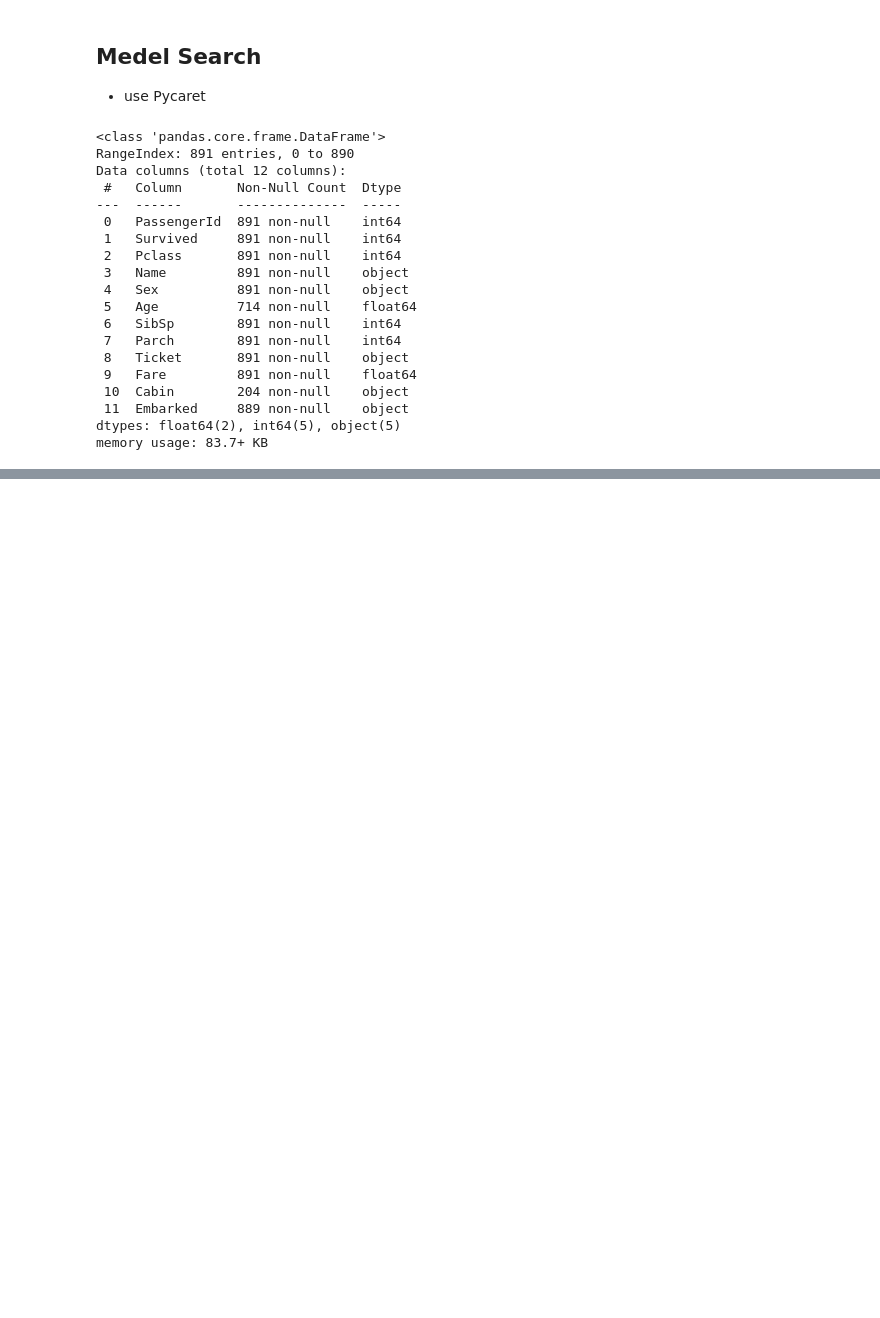
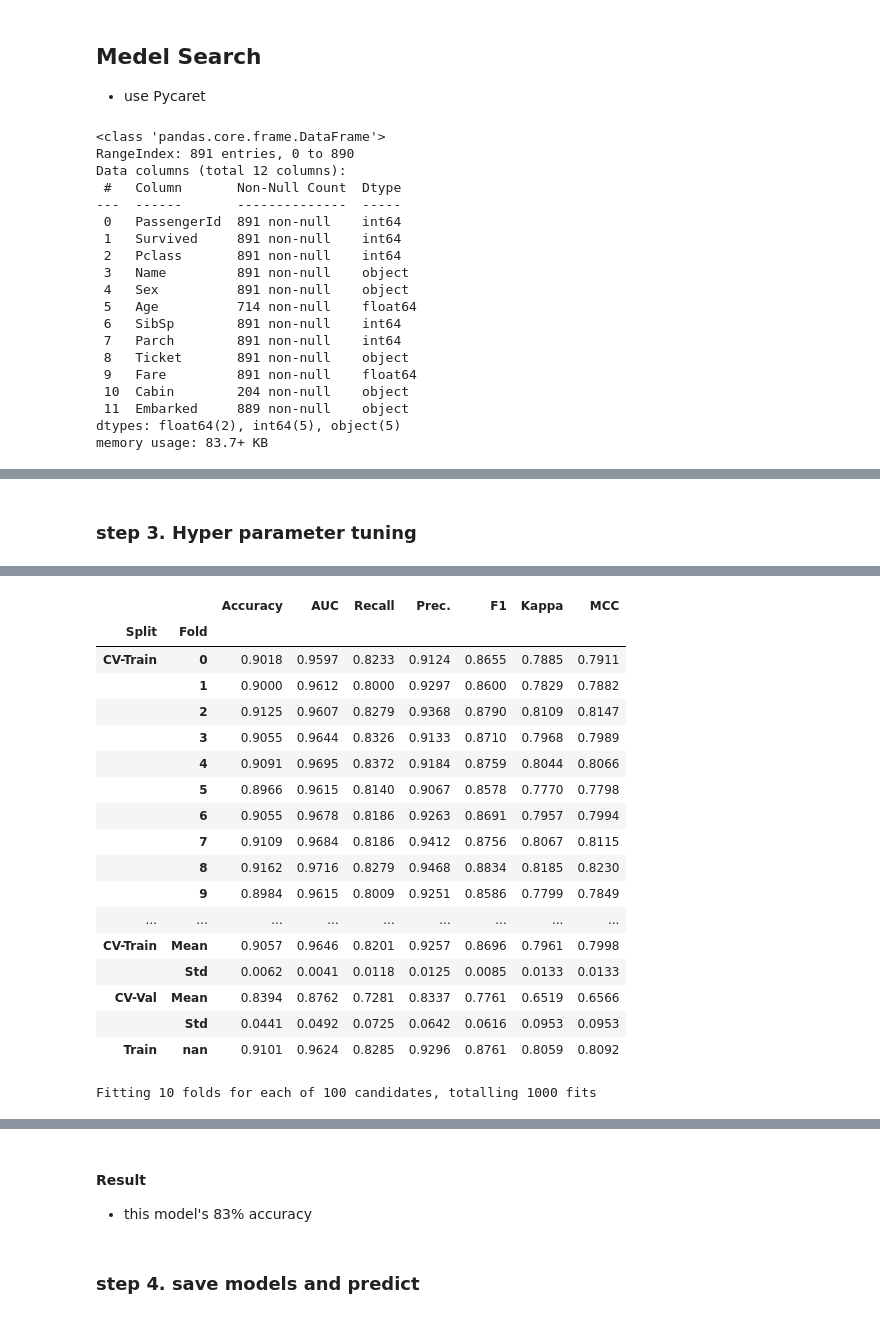
Before and after one commit to Apple03244/Colaboratory, a Jupyter notebook: Kaggle_TiTanic_Pycaret.ipynb, the cells around one changed output, grey strips where cells are left out. Drawn from its saved outputs; the diff is of its cells as text; code cells hidden in the pictures; blank space fills up the shorter version.

```diff
--- a/Kaggle_TiTanic_Pycaret.ipynb
+++ b/Kaggle_TiTanic_Pycaret.ipynb
@@ -162,0 +128,2 @@ GradientBoostingClassifier(ccp_alpha=0.0, criterion='friedman_mse', init=None,
+# %%
+best_classifier=pycla.compare_models()
@@ -162,0 +149,6 @@ GradientBoostingClassifier(ccp_alpha=0.0, criterion='friedman_mse', init=None,
+# %% [markdown]
+### step 3. Hyper parameter tuning
+# %%
+tuned_result=pycla.tune_model(estimator=best_classifier,fold=10,n_iter=100,
+                 optimize="Accuracy",return_train_score=True,return_tuner=True)
+# %% [output]
@@ -162,0 +156,19 @@ GradientBoostingClassifier(ccp_alpha=0.0, criterion='friedman_mse', init=None,
+|  |  | Accuracy | AUC | Recall | Prec. | F1 | Kappa | MCC |
+| Split | Fold |  |  |  |  |  |  |  |
+| CV-Train | 0 | 0.9018 | 0.9597 | 0.8233 | 0.9124 | 0.8655 | 0.7885 | 0.7911 |
+|  | 1 | 0.9000 | 0.9612 | 0.8000 | 0.9297 | 0.8600 | 0.7829 | 0.7882 |
+|  | 2 | 0.9125 | 0.9607 | 0.8279 | 0.9368 | 0.8790 | 0.8109 | 0.8147 |
+|  | 3 | 0.9055 | 0.9644 | 0.8326 | 0.9133 | 0.8710 | 0.7968 | 0.7989 |
+|  | 4 | 0.9091 | 0.9695 | 0.8372 | 0.9184 | 0.8759 | 0.8044 | 0.8066 |
+|  | 5 | 0.8966 | 0.9615 | 0.8140 | 0.9067 | 0.8578 | 0.7770 | 0.7798 |
+|  | 6 | 0.9055 | 0.9678 | 0.8186 | 0.9263 | 0.8691 | 0.7957 | 0.7994 |
+|  | 7 | 0.9109 | 0.9684 | 0.8186 | 0.9412 | 0.8756 | 0.8067 | 0.8115 |
+|  | 8 | 0.9162 | 0.9716 | 0.8279 | 0.9468 | 0.8834 | 0.8185 | 0.8230 |
+|  | 9 | 0.8984 | 0.9615 | 0.8009 | 0.9251 | 0.8586 | 0.7799 | 0.7849 |
+| ... | ... | ... | ... | ... | ... | ... | ... | ... |
+| CV-Train | Mean | 0.9057 | 0.9646 | 0.8201 | 0.9257 | 0.8696 | 0.7961 | 0.7998 |
+|  | Std | 0.0062 | 0.0041 | 0.0118 | 0.0125 | 0.0085 | 0.0133 | 0.0133 |
+| CV-Val | Mean | 0.8394 | 0.8762 | 0.7281 | 0.8337 | 0.7761 | 0.6519 | 0.6566 |
+|  | Std | 0.0441 | 0.0492 | 0.0725 | 0.0642 | 0.0616 | 0.0953 | 0.0953 |
+| Train | nan | 0.9101 | 0.9624 | 0.8285 | 0.9296 | 0.8761 | 0.8059 | 0.8092 |
+Fitting 10 folds for each of 100 candidates, totalling 1000 fits
@@ -162,0 +176,5 @@ GradientBoostingClassifier(ccp_alpha=0.0, criterion='friedman_mse', init=None,
+# %% [markdown]
+#### Result
+- this model's 83% accuracy
+# %% [markdown]
+### step 4. save models and predict
```
Also changed, not shown: parts of 17 cells of this notebook.
